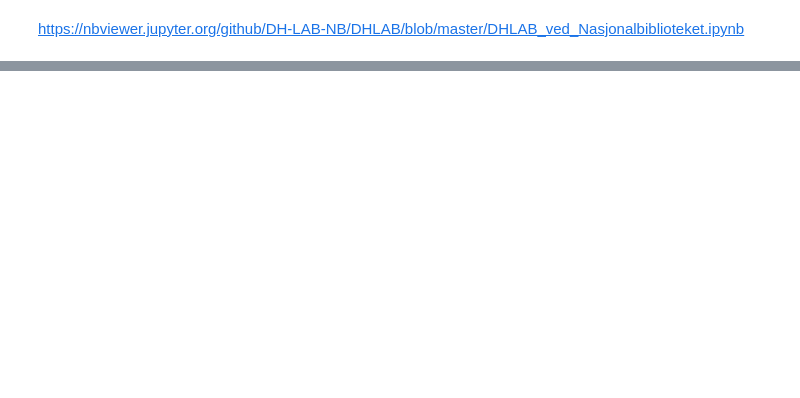
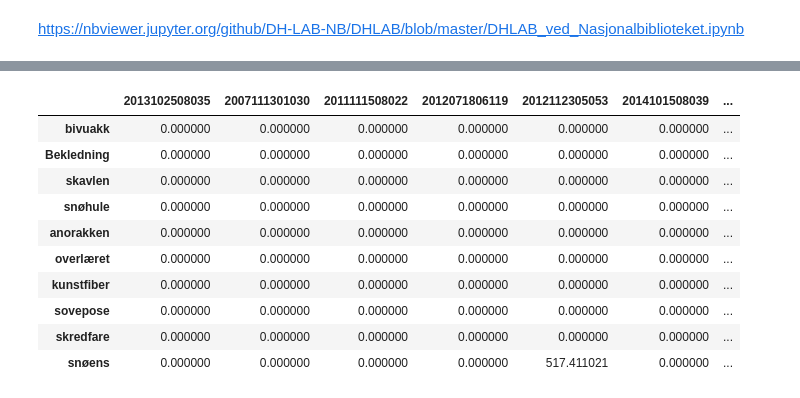
Before and after one commit to Yoonsen/Miscellaneous-Notebooks, a Jupyter notebook: DHlab_språkbanken/dhlab.ipynb, the cells around one changed output, grey strips where cells are left out. Drawn from its saved outputs; the diff is of its cells as text; code cells hidden in the pictures; blank space fills up the shorter version.

```diff
--- a/DHlab_språkbanken/dhlab.ipynb
+++ b/DHlab_språkbanken/dhlab.ipynb
@@ -34,0 +80,2 @@ https://nbviewer.jupyter.org/github/DH-LAB-NB/DHLAB/blob/master/DHLAB_ved_Nasjon
+# %%
+tot = d2.totals(200000)
@@ -34,0 +144,14 @@ https://nbviewer.jupyter.org/github/DH-LAB-NB/DHLAB/blob/master/DHLAB_ved_Nasjon
+# %%
+dtm_key.sort_values(by=dtm_key.columns[10], ascending = False).head(10).fillna(0).style.background_gradient(axis = 1)
+# %% [output]
+|  | 2013102508035 | 2007111301030 | 2011111508022 | 2012071806119 | 2012112305053 | 2014101508039 | ... |
+| bivuakk | 0.000000 | 0.000000 | 0.000000 | 0.000000 | 0.000000 | 0.000000 | ... |
+| Bekledning | 0.000000 | 0.000000 | 0.000000 | 0.000000 | 0.000000 | 0.000000 | ... |
+| skavlen | 0.000000 | 0.000000 | 0.000000 | 0.000000 | 0.000000 | 0.000000 | ... |
+| snøhule | 0.000000 | 0.000000 | 0.000000 | 0.000000 | 0.000000 | 0.000000 | ... |
+| anorakken | 0.000000 | 0.000000 | 0.000000 | 0.000000 | 0.000000 | 0.000000 | ... |
+| overlæret | 0.000000 | 0.000000 | 0.000000 | 0.000000 | 0.000000 | 0.000000 | ... |
+| kunstfiber | 0.000000 | 0.000000 | 0.000000 | 0.000000 | 0.000000 | 0.000000 | ... |
+| sovepose | 0.000000 | 0.000000 | 0.000000 | 0.000000 | 0.000000 | 0.000000 | ... |
+| skredfare | 0.000000 | 0.000000 | 0.000000 | 0.000000 | 0.000000 | 0.000000 | ... |
+| snøens | 0.000000 | 0.000000 | 0.000000 | 0.000000 | 517.411021 | 0.000000 | ... |
```
Also changed, not shown: parts of 27 cells of this notebook.
